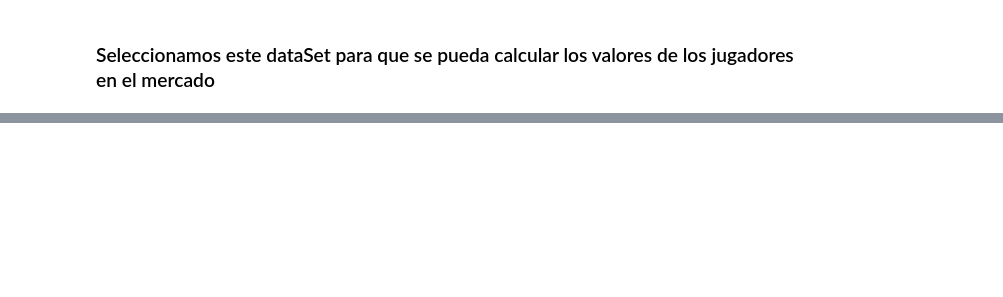
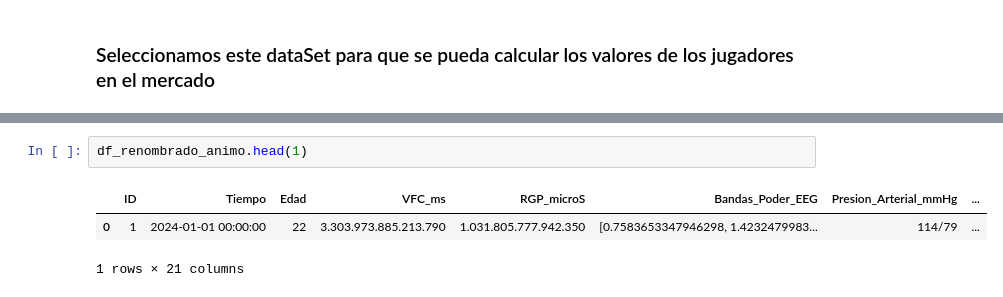
Before and after one commit to Emiliojoa/tlp3-Tp-Final, a Jupyter notebook: main.ipynb, the cells around one changed output, grey strips where cells are left out. Drawn from its saved outputs; the diff is of its cells as text; blank space fills up the shorter version.

```diff
--- a/main.ipynb
+++ b/main.ipynb
@@ -12,0 +79,6 @@ df.tail(2)
+# %%
+df_renombrado_animo.head(1)
+# %% [output]
+|  | ID | Tiempo | Edad | VFC_ms | RGP_microS | Bandas_Poder_EEG | Presion_Arterial_mmHg | ... |
+| 0 | 1 | 2024-01-01 00:00:00 | 22 | 3.303.973.885.213.790 | 1.031.805.777.942.350 | [0.7583653347946298, 1.4232479983... | 114/79 | ... |
+1 rows × 21 columns
```
Also changed, not shown: parts of 11 cells of this notebook, 1 other file.
